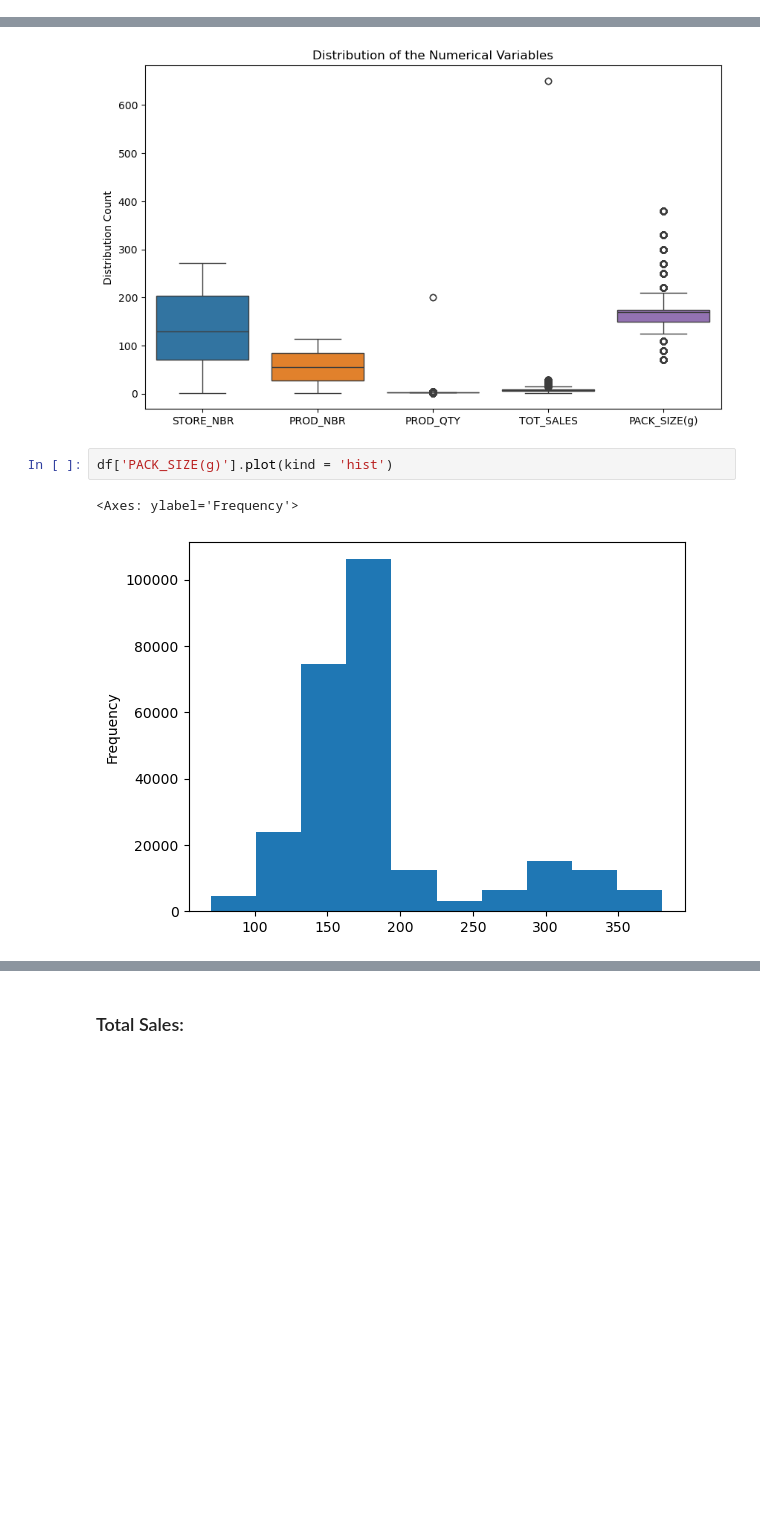
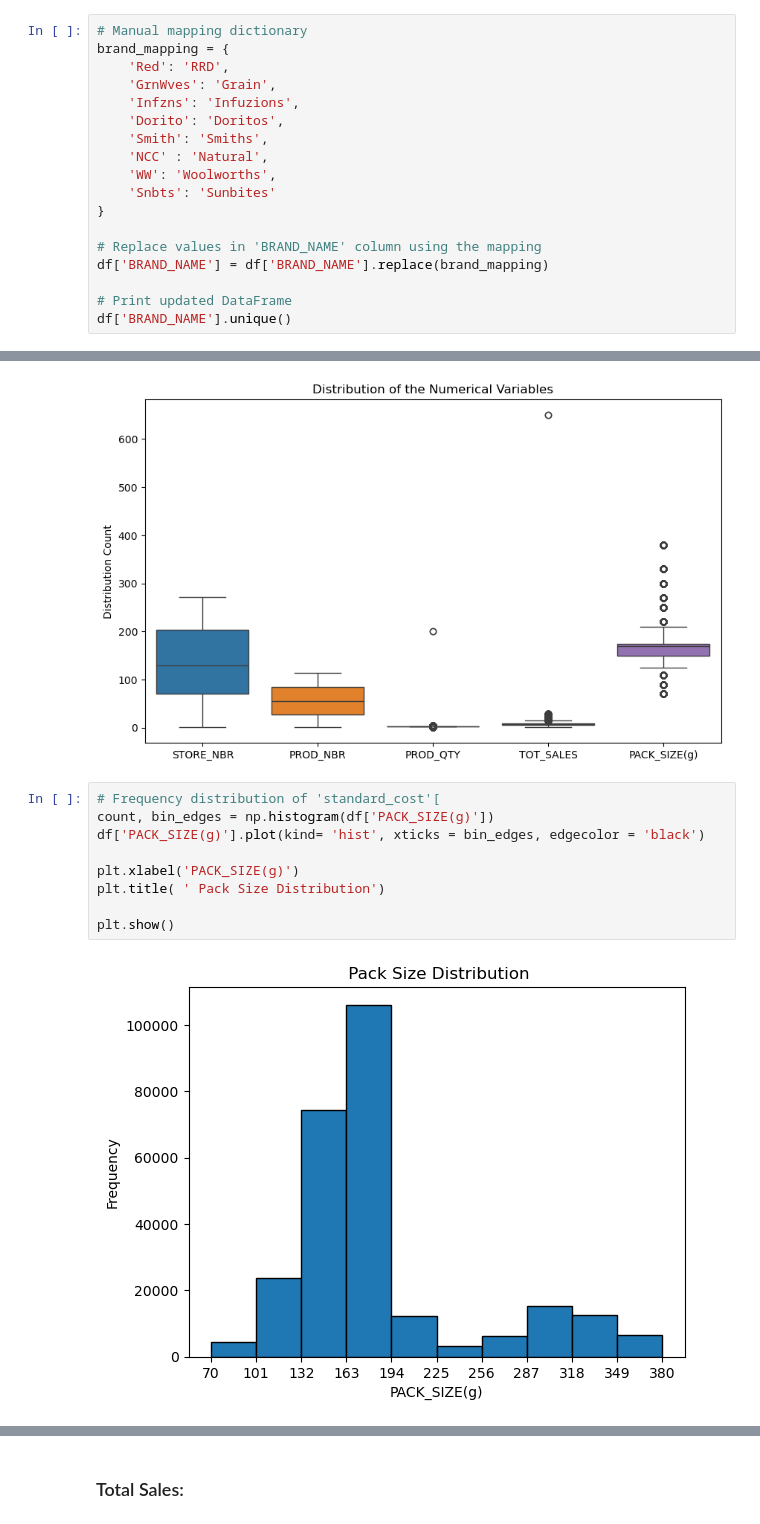
Before and after one commit to Marilyn-Rose/Data-Analytics-on-Chips-Category, a Jupyter notebook: Quantium Chips_Category Data analysis.ipynb, the cells around one changed output, grey strips where cells are left out. Saved outputs shown, nothing was run; the diff lists cells and outputs as text; blank space fills up the shorter version.

```diff
--- a/Quantium Chips_Category Data analysis.ipynb
+++ b/Quantium Chips_Category Data analysis.ipynb
@@ -262,0 +276,18 @@ Name: count, dtype: int64
+# %%
+# Manual mapping dictionary
+brand_mapping = {
+    'Red': 'RRD',
+    'GrnWves': 'Grain',
+    'Infzns': 'Infuzions',
+    'Dorito': 'Doritos',
+    'Smith': 'Smiths',
+    'NCC' : 'Natural',
+    'WW': 'Woolworths',
+    'Snbts': 'Sunbites'
+}
+
+# Replace values in 'BRAND_NAME' column using the mapping
+df['BRAND_NAME'] = df['BRAND_NAME'].replace(brand_mapping)
+
+# Print updated DataFrame
+df['BRAND_NAME'].unique()
@@ -275,8 +369,14 @@ plt.show()
 # %% [output]
 [figure]
 # %%
-df['PACK_SIZE(g)'].plot(kind = 'hist')
+# Frequency distribution of 'standard_cost'[
+count, bin_edges = np.histogram(df['PACK_SIZE(g)'])
+df['PACK_SIZE(g)'].plot(kind= 'hist', xticks = bin_edges, edgecolor = 'black')
+
+plt.xlabel('PACK_SIZE(g)')
+plt.title( ' Pack Size Distribution')
+
+plt.show()
 # %% [output]
-<Axes: ylabel='Frequency'>
-[figure, old version]
+[figure, new version]
 # %%
```
Also changed, not shown: parts of 43 cells of this notebook.
